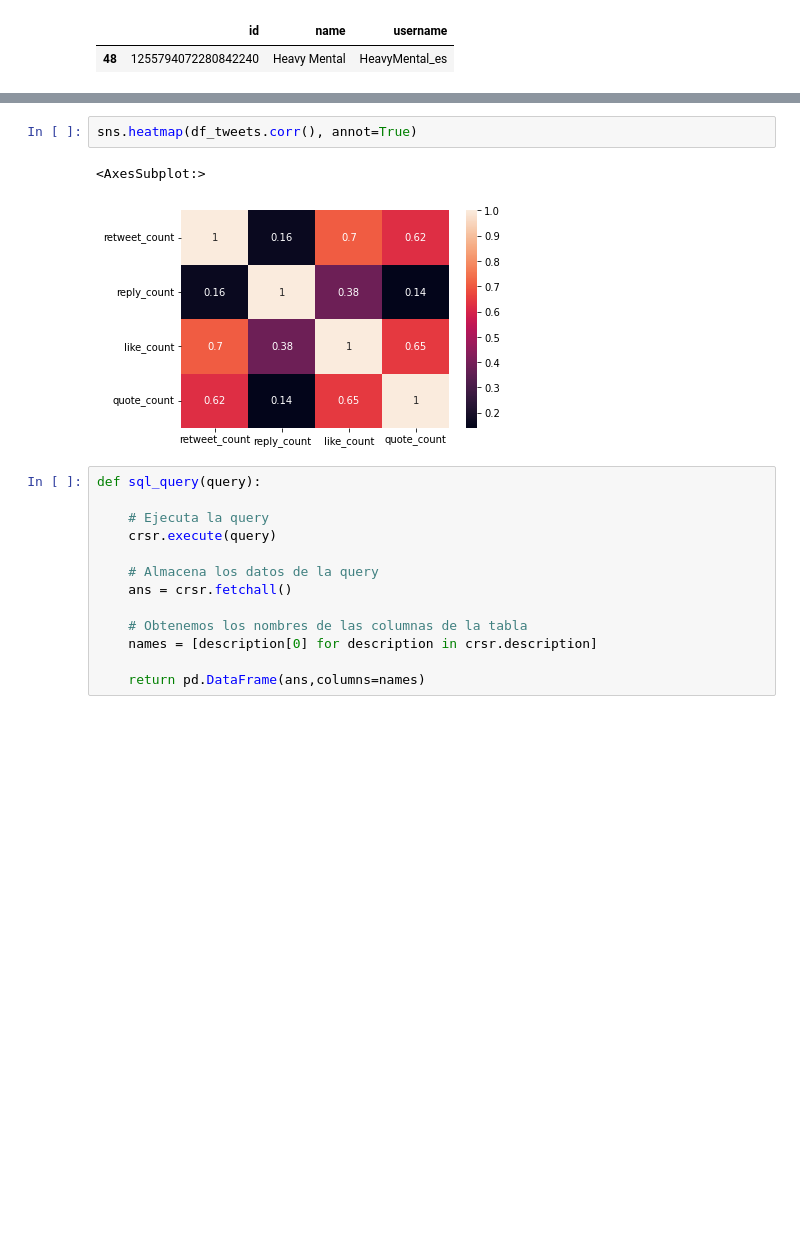
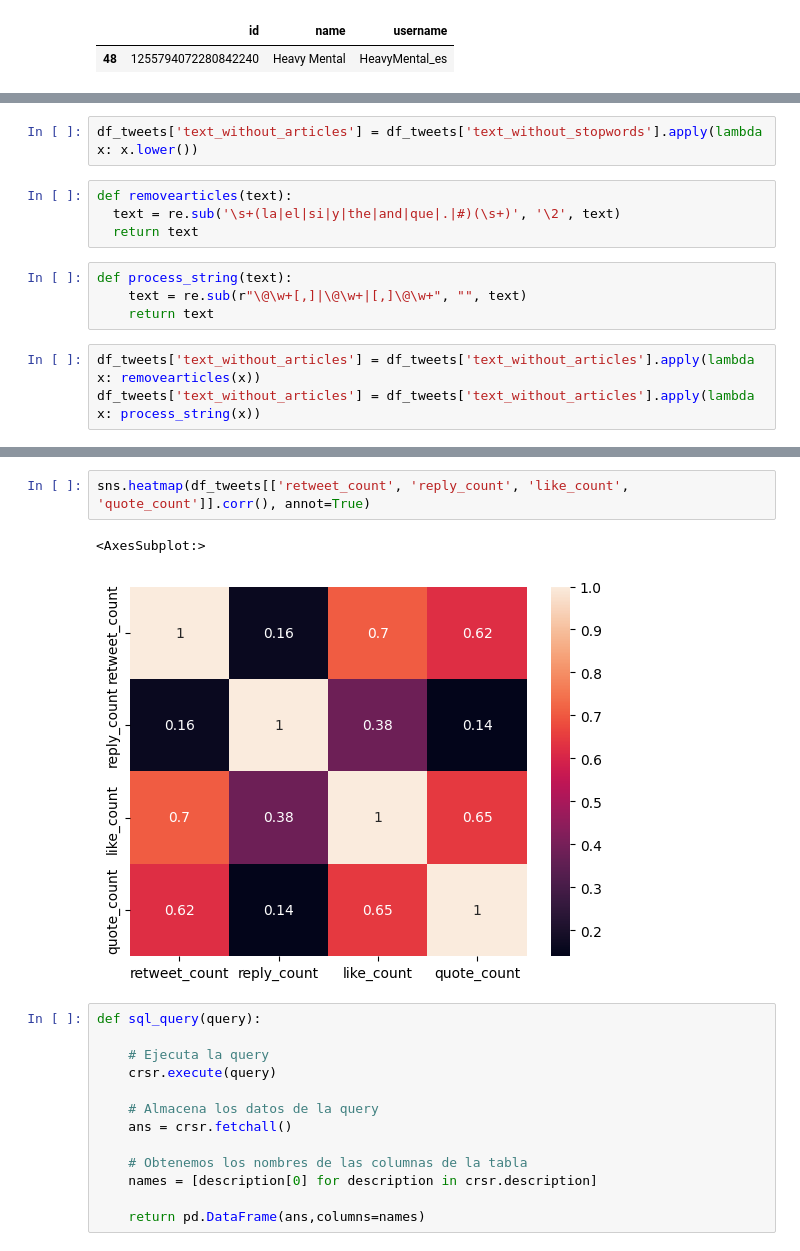
Before and after one commit to laurabarredaagusti/takehome, a Jupyter notebook: notebooks/eda.ipynb, the cells around one changed output, grey strips where cells are left out. Drawn from its saved outputs; the diff is of its cells as text; blank space fills up the shorter version.

```diff
--- a/notebooks/eda.ipynb
+++ b/notebooks/eda.ipynb
@@ -93,0 +179,13 @@ import seaborn as sns
+# %%
+df_tweets['text_without_articles'] = df_tweets['text_without_stopwords'].apply(lambda x: x.lower())
+# %%
+def removearticles(text):
+  text = re.sub('\s+(la|el|si|y|the|and|que|.|#)(\s+)', '\2', text)
+  return text
+# %%
+def process_string(text):
+    text = re.sub(r"\@\w+[,]|\@\w+|[,]\@\w+", "", text)
+    return text
+# %%
+df_tweets['text_without_articles'] = df_tweets['text_without_articles'].apply(lambda x: removearticles(x))
+df_tweets['text_without_articles'] = df_tweets['text_without_articles'].apply(lambda x: process_string(x))
@@ -94,8 +214,8 @@ import seaborn as sns
 # %%
-sns.heatmap(df_tweets.corr(), annot=True)
+sns.heatmap(df_tweets[['retweet_count', 'reply_count', 'like_count', 'quote_count']].corr(), annot=True)
 # %% [output]
 <AxesSubplot:>
-[figure, old version]
+[figure, new version]
 # %%
 def sql_query(query):
 
```
Also changed, not shown: parts of 19 cells of this notebook, 1 other file.
